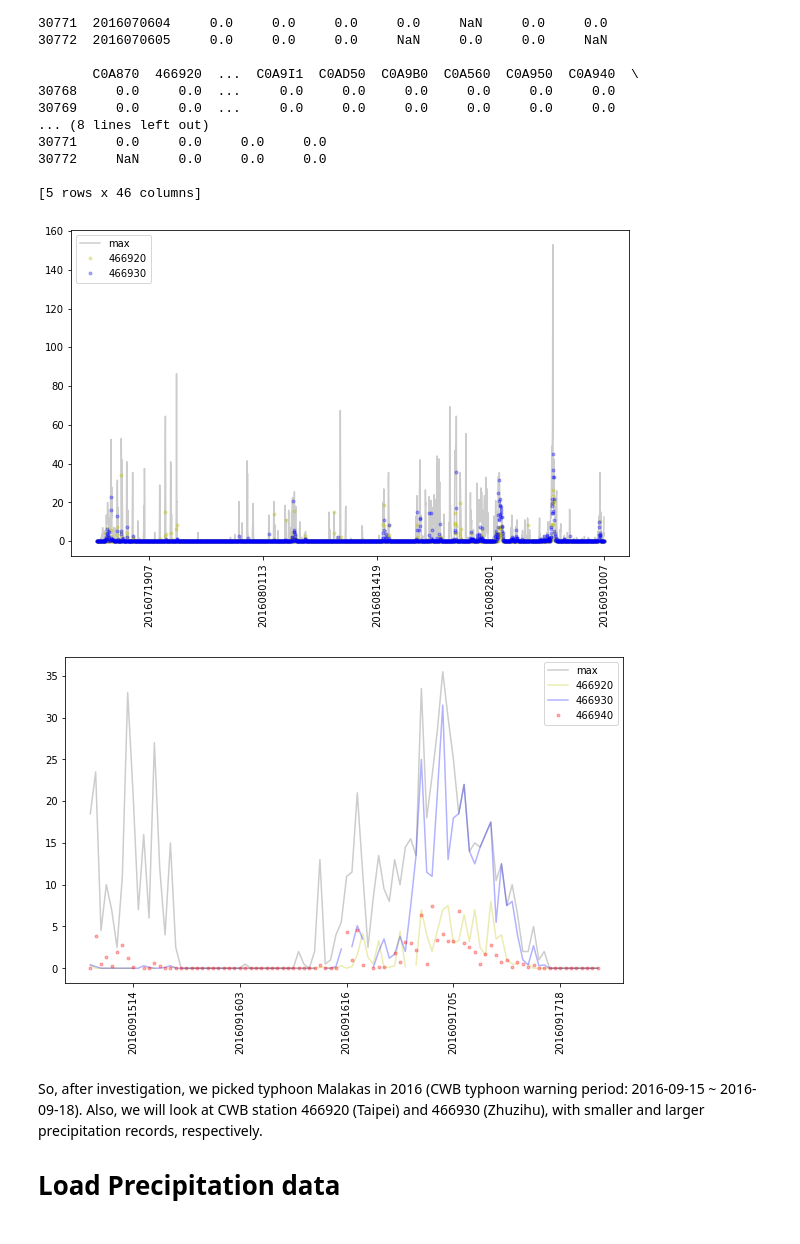
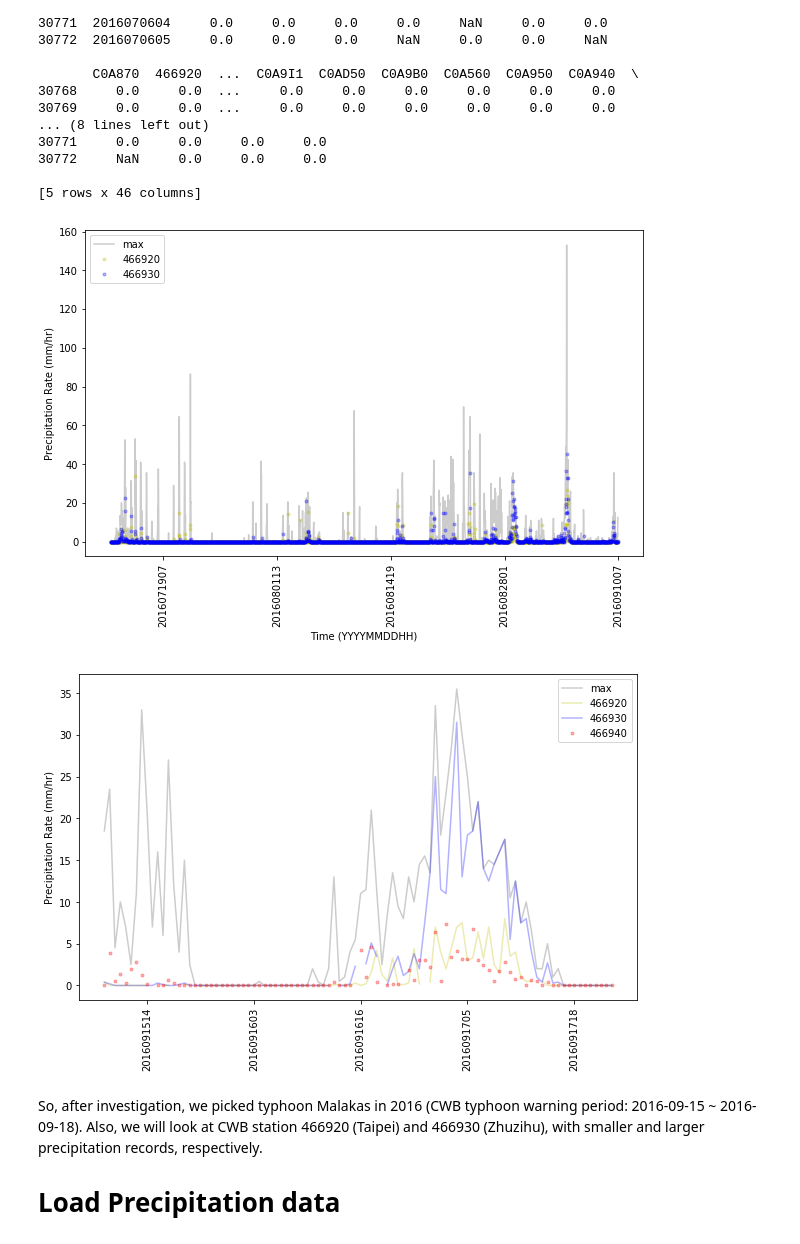
Before and after one commit to tingsyo/qpetw, a Jupyter notebook: results/03_special_cases.ipynb, the cells around one changed output. Drawn from its saved outputs; the diff is of its cells as text; code cells hidden in the pictures.

```diff
--- a/results/03_special_cases.ipynb
+++ b/results/03_special_cases.ipynb
@@ -68,23 +68,25 @@ stdids = ['466880', '466910', '466920', '466930', '466940',
 # %%
 # Plot the precipitation of 2016 Typhoon seasons
 # Max precipitation
 ymax = ys_ty2016.iloc[:,1:].max(axis=1)
 # Dates, locations, and labels
 plt.figure(figsize=(10,6))
 dates = ys_ty2016['date']
 plt.plot(ymax, 'k-', alpha=0.2, label='max')
 # Dates, locations, and labels
 loc, lab = plt.xticks()
 newlab = list(dates.iloc[np.arange(0, len(ymax), int(len(ymax)/len(loc)))])
 plt.xticks(loc, newlab, rotation='vertical')
 # For stations
 plt.plot(ys_ty2016['466920'], 'y.', alpha=0.3, label='466920')
 plt.plot(ys_ty2016['466930'], 'b.', alpha=0.3, label='466930')
 #plt.plot(ys_ty2016['C0A920'], 'r.', alpha=0.5, label='C0A920')
+plt.ylabel('Precipitation Rate (mm/hr)')
+plt.xlabel('Time (YYYYMMDDHH)')
 plt.legend()
 plt.show()
 # %% [output]
-[figure, old version]
+[figure, new version]
 # %%
 # Pick date for 2016 Typhoon Warnings
 selidx = (ys.date>=2016091500)&(ys.date<=2016091824)
@@ -104,10 +106,11 @@ plt.xticks(loc, newlab, rotation='vertical')
 plt.plot(yselected['466920'], 'y-', alpha=0.3, label='466920')
 plt.plot(yselected['466930'], 'b-', alpha=0.3, label='466930')
 plt.plot(yselected['466940'], 'r.', alpha=0.3, label='466940')
+plt.ylabel('Precipitation Rate (mm/hr)')
 plt.legend()
 plt.show()
 # %% [output]
-[figure, old version]
+[figure, new version]
 # %% [markdown]
 So, after investigation, we picked typhoon Malakas in 2016 (CWB typhoon warning period: 2016-09-15 ~ 2016-09-18). Also, we will look at CWB station 466920 (Taipei) and 466930 (Zhuzihu), with smaller and larger precipitation records, respectively.
 
```
Also changed, not shown: parts of 3 cells of this notebook, 8 other files.
